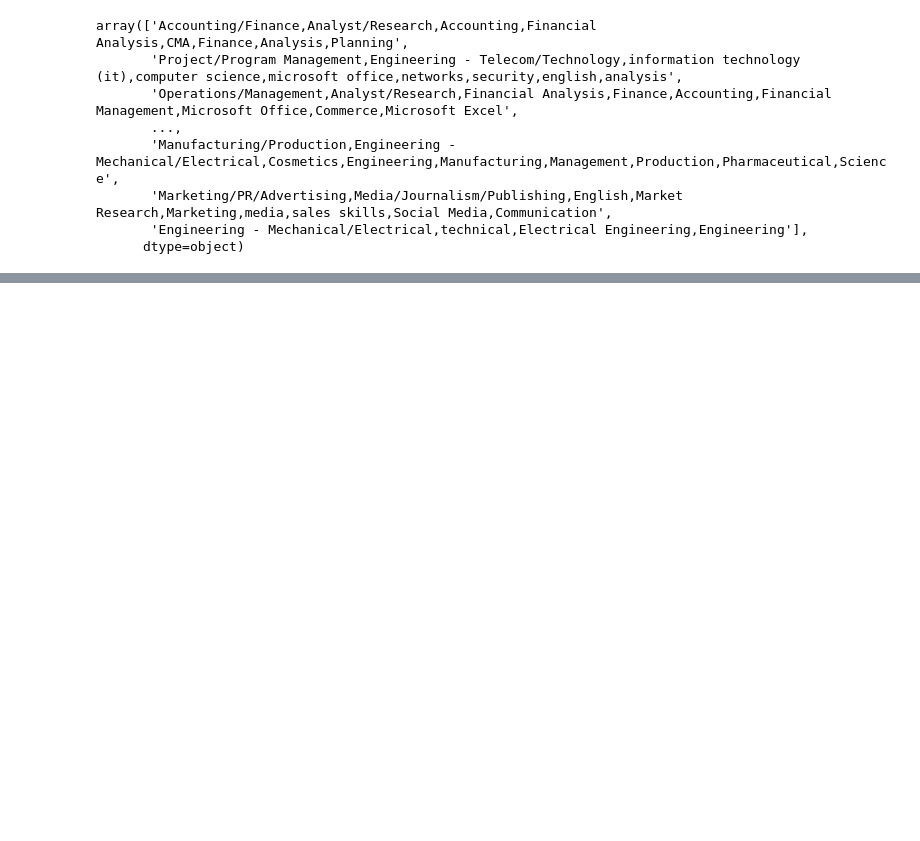
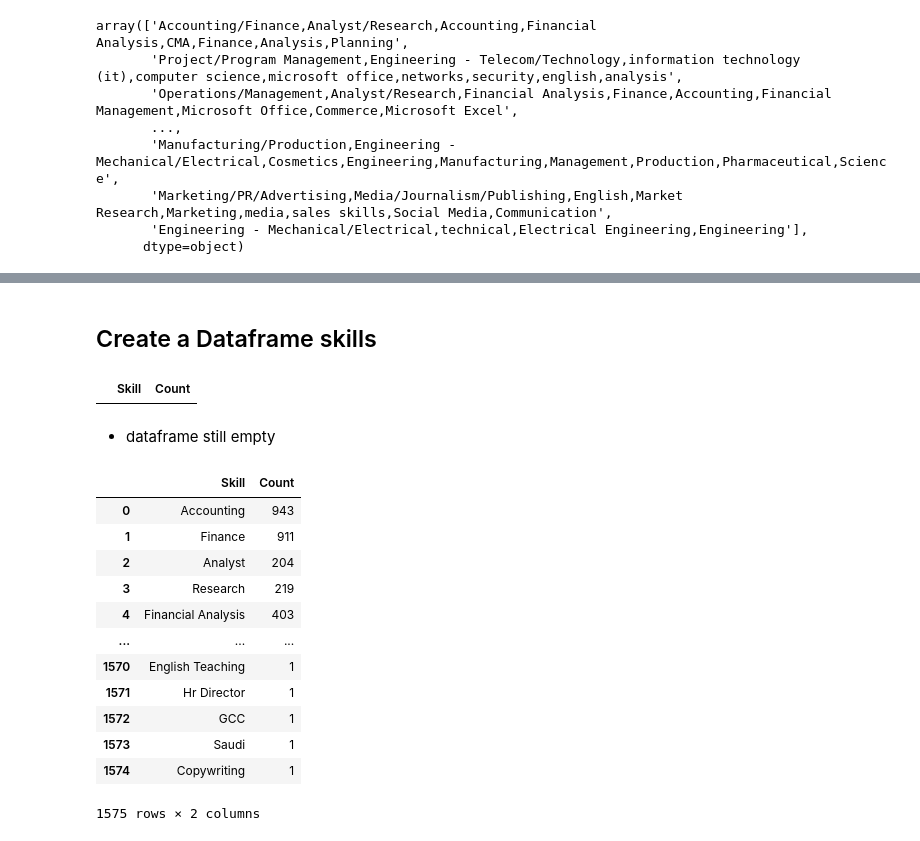
Before and after one commit to Ahmedabbas75/Wuzzuf-Data-Analyst-Jobs, a Jupyter notebook: Cleaning-Code.ipynb, the cells around one changed output, grey strips where cells are left out. Cells and saved outputs as stored; diff of their text form; code cells hidden in the pictures; blank space fills up the shorter version.

```diff
--- a/Cleaning-Code.ipynb
+++ b/Cleaning-Code.ipynb
@@ -573,0 +607,2 @@ data.sample(5)
+# %% [markdown]
+## Create a Dataframe skills
@@ -573,0 +621,7 @@ data.sample(5)
+# %%
+skills = pd.DataFrame(columns = ["Skill", "Count"])
+skills
+# %% [output]
+|  | Skill | Count |
+# %% [markdown]
+- dataframe still empty
@@ -573,0 +633,18 @@ data.sample(5)
+# %%
+# see skills
+
+skills
+# %% [output]
+|  | Skill | Count |
+| 0 | Accounting | 943 |
+| 1 | Finance | 911 |
+| 2 | Analyst | 204 |
+| 3 | Research | 219 |
+| 4 | Financial Analysis | 403 |
+| ... | ... | ... |
+| 1570 | English Teaching | 1 |
+| 1571 | Hr Director | 1 |
+| 1572 | GCC | 1 |
+| 1573 | Saudi | 1 |
+| 1574 | Copywriting | 1 |
+1575 rows × 2 columns
```
Also changed, not shown: parts of 25 cells of this notebook.
